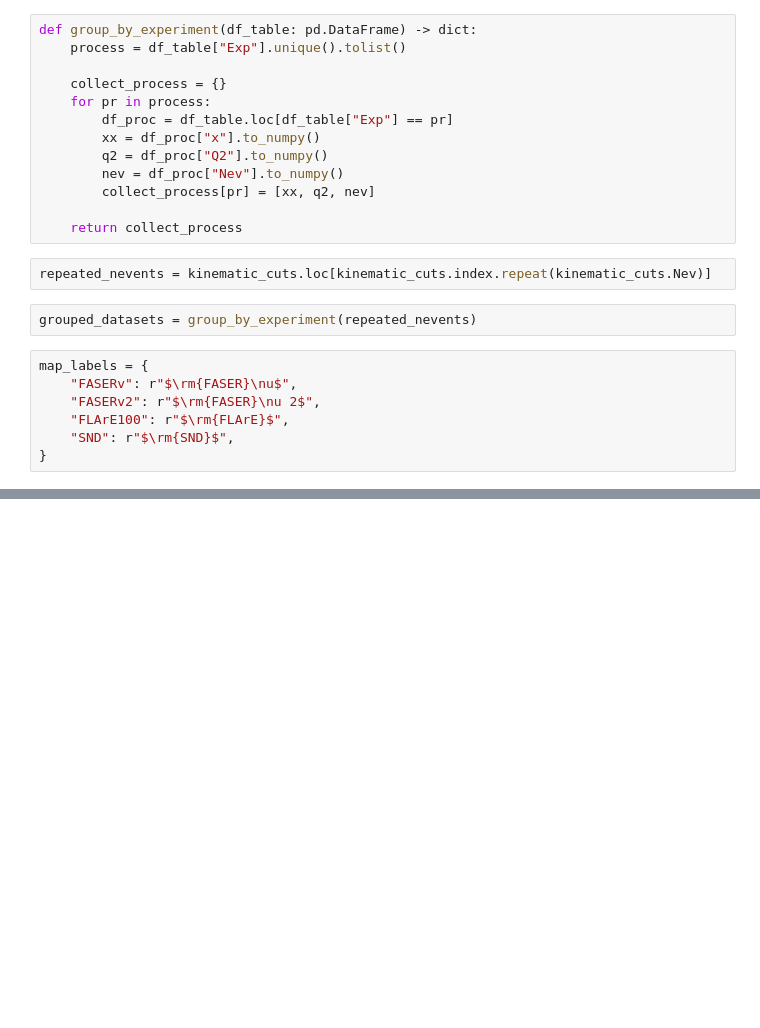
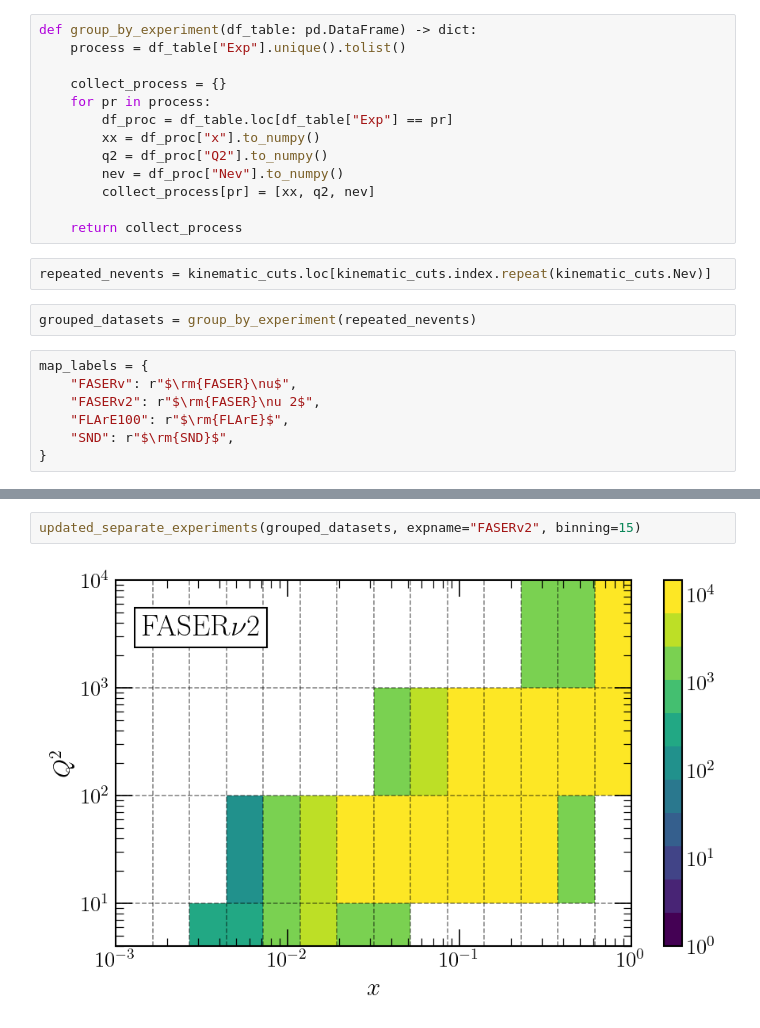
Before and after one commit to LHCfitNikhef/FPF-WG1, a Jupyter notebook: results/plot-2dhistograms.ipynb, the cells around one changed output, grey strips where cells are left out. Drawn from its saved outputs; the diff is of its cells as text; blank space fills up the shorter version.

```diff
--- a/results/plot-2dhistograms.ipynb
+++ b/results/plot-2dhistograms.ipynb
@@ -239,0 +283,4 @@ separate_experiments(grouped_datasets, expname="SND", binning=(8, 2))
+# %%
+updated_separate_experiments(grouped_datasets, expname="FASERv2", binning=15)
+# %% [output]
+[figure, added]
```
Also changed, not shown: parts of 10 cells of this notebook, 8 other files.
